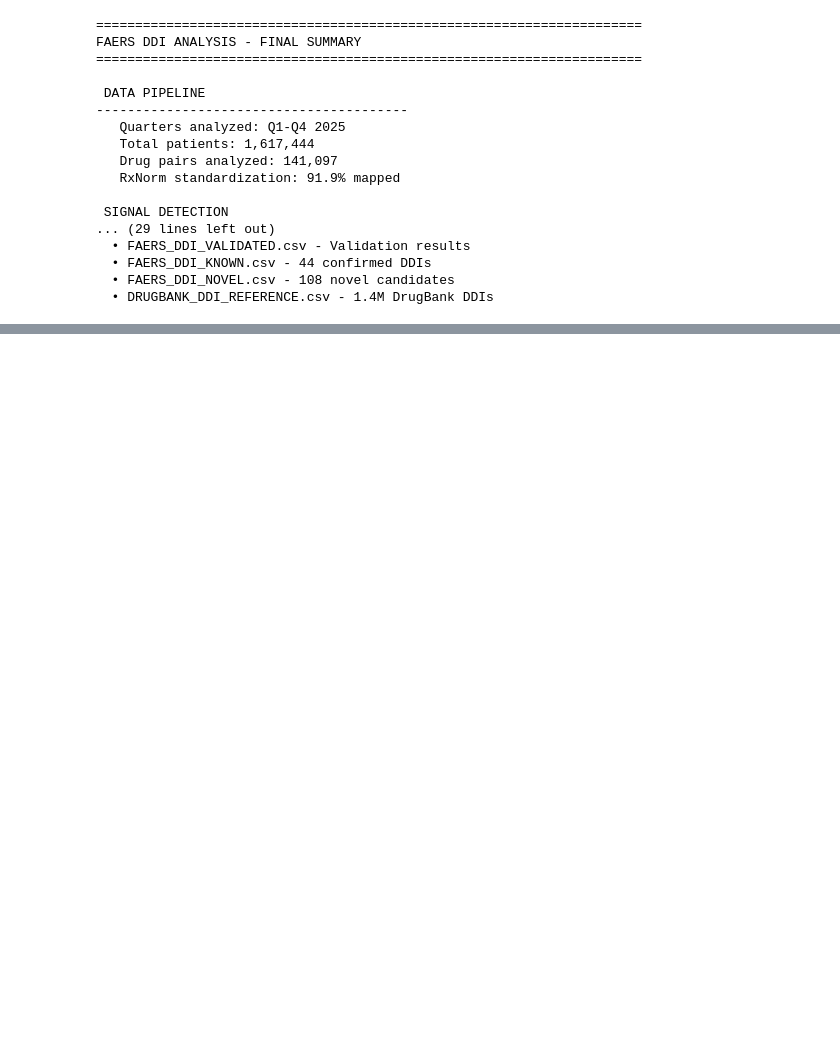
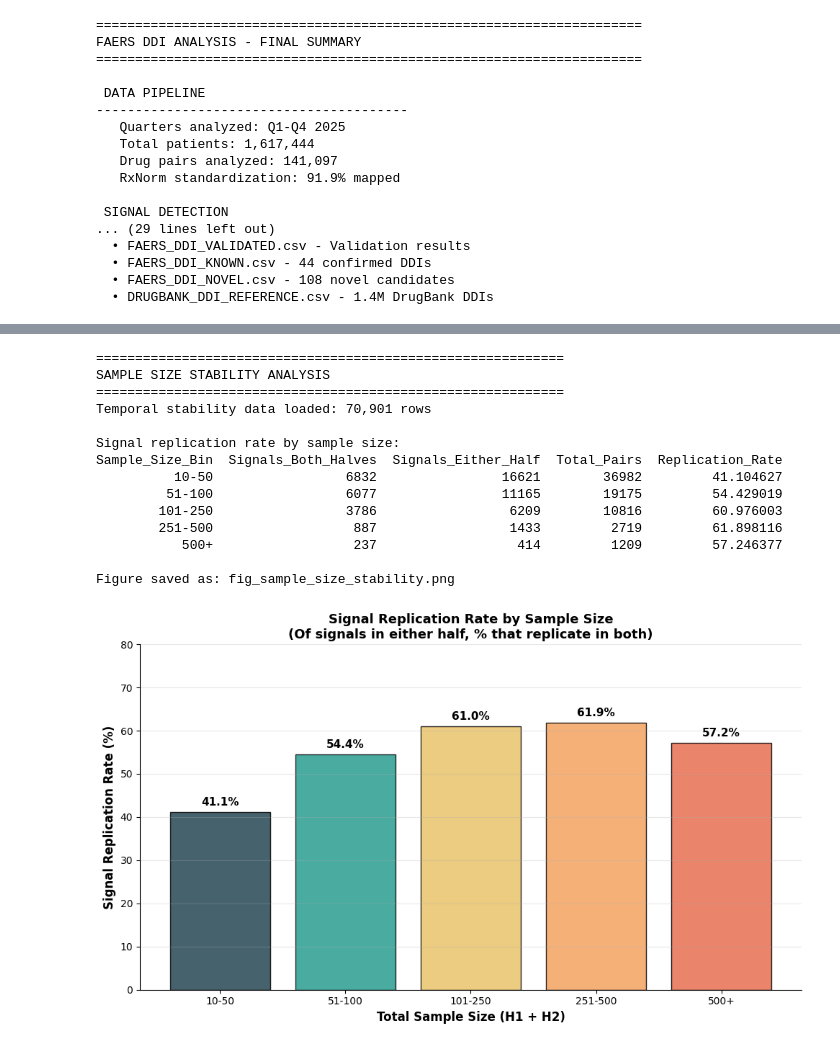
Before and after one commit to Josh-Buck/FDA_FAERS_Josh_Buck, a Jupyter notebook: FDA_FAERS_JoshBuck.ipynb, the cells around one changed output, grey strips where cells are left out. Cells and saved outputs as stored; diff of their text form; code cells hidden in the pictures; blank space fills up the shorter version.

```diff
--- a/FDA_FAERS_JoshBuck.ipynb
+++ b/FDA_FAERS_JoshBuck.ipynb
@@ -3319,0 +3820,80 @@ HIGH-CONFIDENCE SIGNAL STABILITY:
+# %%
+print("=" * 60)
+print("SAMPLE SIZE STABILITY ANALYSIS")
+print("=" * 60)
+
+# Load temporal stability data
+temporal_df = pd.read_csv('FAERS_TEMPORAL_STABILITY.csv')
+print(f"Temporal stability data loaded: {len(temporal_df):,} rows")
+
+# Calculate total sample size (sum of both halves)
+temporal_df['N_TOTAL'] = temporal_df['N_EXPOSED_H1'] + temporal_df['N_EXPOSED_H2']
+
+# Define bins
+bins = [10, 51, 101, 251, 501, float('inf')]
+labels = ['10-50', '51-100', '101-250', '251-500', '500+']
+
+# Bin the data
+temporal_df['N_BIN'] = pd.cut(temporal_df['N_TOTAL'], bins=bins, labels=labels, right=False)
+
+# Calculate REPLICATION RATE for each bin:
+# Of pairs that are signals in at least one half, what % replicate in both?
+stability_results = []
+for bin_label in labels:
+    bin_data = temporal_df[temporal_df['N_BIN'] == bin_label]
+    if len(bin_data) > 0:
+        signal_both = ((bin_data['SIGNAL_H1']) & (bin_data['SIGNAL_H2'])).sum()
+        signal_either = ((bin_data['SIGNAL_H1']) | (bin_data['SIGNAL_H2'])).sum()
+        replication_pct = (signal_both / signal_either * 100) if signal_either > 0 else 0
+        stability_results.append({
+            'Sample_Size_Bin': bin_label,
+            'Signals_Both_Halves': signal_both,
+            'Signals_Either_Half': signal_either,
+            'Total_Pairs': len(bin_data),
+            'Replication_Rate': replication_pct
+        })
+
+stability_df = pd.DataFrame(stability_results)
+print("\nSignal replication rate by sample size:")
+print(stability_df.to_string(index=False))
+
+# Create bar chart
+fig, ax = plt.subplots(figsize=(10, 6))
+bars = ax.bar(stability_df['Sample_Size_Bin'], stability_df['Replication_Rate'],
+              color=['#264653', '#2A9D8F', '#E9C46A', '#F4A261', '#E76F51'],
+              edgecolor='black', alpha=0.85)
+
+# Add value labels on bars
+for bar, pct in zip(bars, stability_df['Replication_Rate']):
+    height = bar.get_height()
+    ax.text(bar.get_x() + bar.get_width()/2., height + 1.0,
+            f'{pct:.1f}%', ha='center', va='bottom', fontweight='bold', fontsize=11)
+
+ax.set_xlabel('Total Sample Size (H1 + H2)', fontsize=12, fontweight='bold')
+ax.set_ylabel('Signal Replication Rate (%)', fontsize=12, fontweight='bold')
+ax.set_title('Signal Replication Rate by Sample Size\n(Of signals in either half, % that replicate in both)',
+             fontsize=13, fontweight='bold')
+ax.set_ylim(0, 80)
+ax.grid(axis='y', alpha=0.3)
+sns.despine()
+
+plt.tight_layout()
+plt.savefig('fig_sample_size_stability.png', dpi=300, bbox_inches='tight')
+print("\nFigure saved as: fig_sample_size_stability.png")
+plt.show()
+# %% [output]
+============================================================
+SAMPLE SIZE STABILITY ANALYSIS
+============================================================
+Temporal stability data loaded: 70,901 rows
+
+Signal replication rate by sample size:
+Sample_Size_Bin  Signals_Both_Halves  Signals_Either_Half  Total_Pairs  Replication_Rate
+          10-50                 6832                16621        36982         41.104627
+         51-100                 6077                11165        19175         54.429019
+        101-250                 3786                 6209        10816         60.976003
+        251-500                  887                 1433         2719         61.898116
+           500+                  237                  414         1209         57.246377
+
+Figure saved as: fig_sample_size_stability.png
+[figure, added]
```
Also changed, not shown: parts of 38 cells of this notebook, 24 other files.
